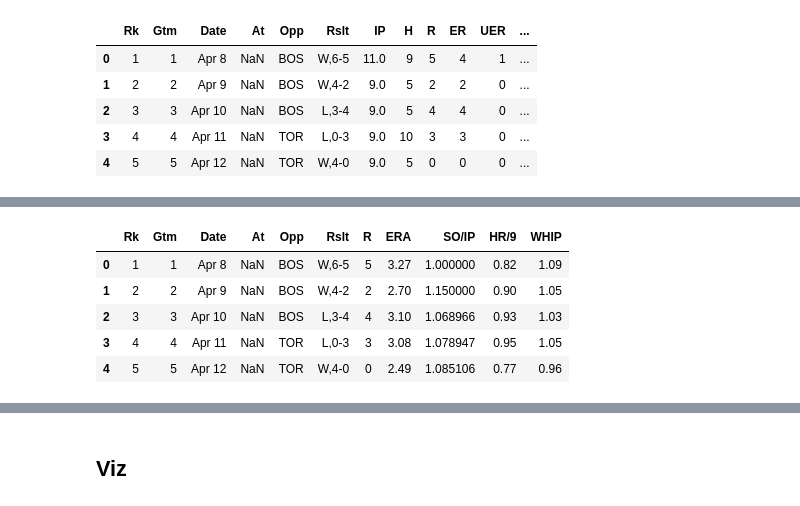
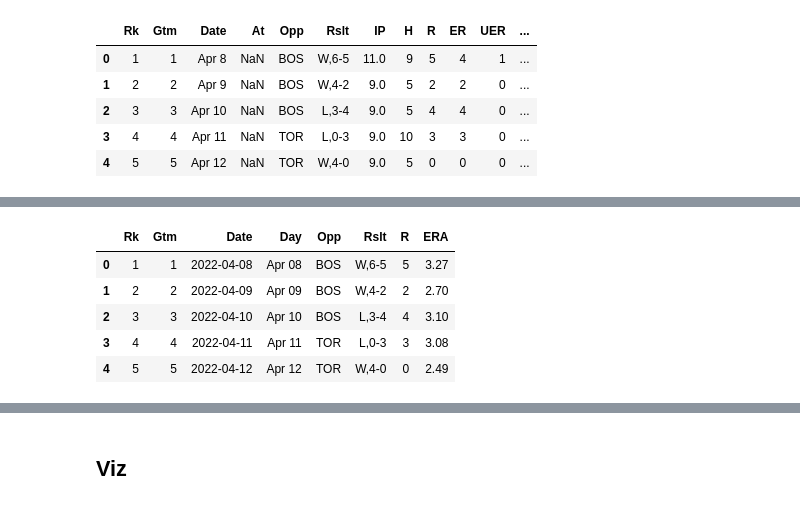
Before and after one commit to Steven-Woodring/Dingers_And_Data, a Jupyter notebook: Team_ERA/Team_ERA.ipynb, the cells around one changed output, grey strips where cells are left out. Saved outputs shown, nothing was run; the diff lists cells and outputs as text; code cells hidden in the pictures.

```diff
--- a/Team_ERA/Team_ERA.ipynb
+++ b/Team_ERA/Team_ERA.ipynb
@@ -16,15 +15,3 @@ pitching_df.head()
 | 2 | 3 | 3 | Apr 10 | NaN | BOS | L,3-4 | 9.0 | 5 | 4 | 4 | 0 | ... |
 | 3 | 4 | 4 | Apr 11 | NaN | TOR | L,0-3 | 9.0 | 10 | 3 | 3 | 0 | ... |
 | 4 | 5 | 5 | Apr 12 | NaN | TOR | W,4-0 | 9.0 | 5 | 0 | 0 | 0 | ... |
-# %%
-# Create SO/9 and HR/9 columns
-pitching_df['totalSO'] = pitching_df['SO'].cumsum()
-pitching_df['totalHR'] = pitching_df['HR'].cumsum()
-pitching_df['totalWH'] = pitching_df['BB'].cumsum() + pitching_df['H'].cumsum()
-pitching_df['floatIP'] = pitching_df['IP'].apply(lambda x: int(x) + (x % 1)*10/3)
-pitching_df['totalIP'] = pitching_df['floatIP'].cumsum()
-pitching_df['SO/IP'] = pitching_df['totalSO'] / pitching_df['totalIP']
-pitching_df['HR/9'] = pitching_df['totalHR'] / pitching_df['totalIP'] * 9
-pitching_df['WHIP'] = pitching_df['totalWH'] / pitching_df['totalIP']
-pitching_df = pitching_df.round({'floatIP': 2, 'totalIP': 2, 'SO/9': 2, 'HR/9': 2, 'WHIP': 2})
-pitching_df.tail()
@@ -39,11 +33,11 @@ pitching_df.tail()
 # %%
 # Filter for necessary columns
-pitching_df = pitching_df[['Rk', 'Gtm', 'Date', 'At', 'Opp', 'Rslt', 'R', 'ERA', 'SO/IP', 'HR/9', 'WHIP']]
+pitching_df = pitching_df[['Rk', 'Gtm', 'Date', 'Day', 'Opp', 'Rslt', 'R', 'ERA']]
 pitching_df.head()
 # %% [output]
-|  | Rk | Gtm | Date | At | Opp | Rslt | R | ERA | SO/IP | HR/9 | WHIP |
-| 0 | 1 | 1 | Apr 8 | NaN | BOS | W,6-5 | 5 | 3.27 | 1.000000 | 0.82 | 1.09 |
-| 1 | 2 | 2 | Apr 9 | NaN | BOS | W,4-2 | 2 | 2.70 | 1.150000 | 0.90 | 1.05 |
-| 2 | 3 | 3 | Apr 10 | NaN | BOS | L,3-4 | 4 | 3.10 | 1.068966 | 0.93 | 1.03 |
-| 3 | 4 | 4 | Apr 11 | NaN | TOR | L,0-3 | 3 | 3.08 | 1.078947 | 0.95 | 1.05 |
-| 4 | 5 | 5 | Apr 12 | NaN | TOR | W,4-0 | 0 | 2.49 | 1.085106 | 0.77 | 0.96 |
+|  | Rk | Gtm | Date | Day | Opp | Rslt | R | ERA |
+| 0 | 1 | 1 | 2022-04-08 | Apr 08 | BOS | W,6-5 | 5 | 3.27 |
+| 1 | 2 | 2 | 2022-04-09 | Apr 09 | BOS | W,4-2 | 2 | 2.70 |
+| 2 | 3 | 3 | 2022-04-10 | Apr 10 | BOS | L,3-4 | 4 | 3.10 |
+| 3 | 4 | 4 | 2022-04-11 | Apr 11 | TOR | L,0-3 | 3 | 3.08 |
+| 4 | 5 | 5 | 2022-04-12 | Apr 12 | TOR | W,4-0 | 0 | 2.49 |
```
Also changed, not shown: parts of 6 cells of this notebook, 2 other files.
